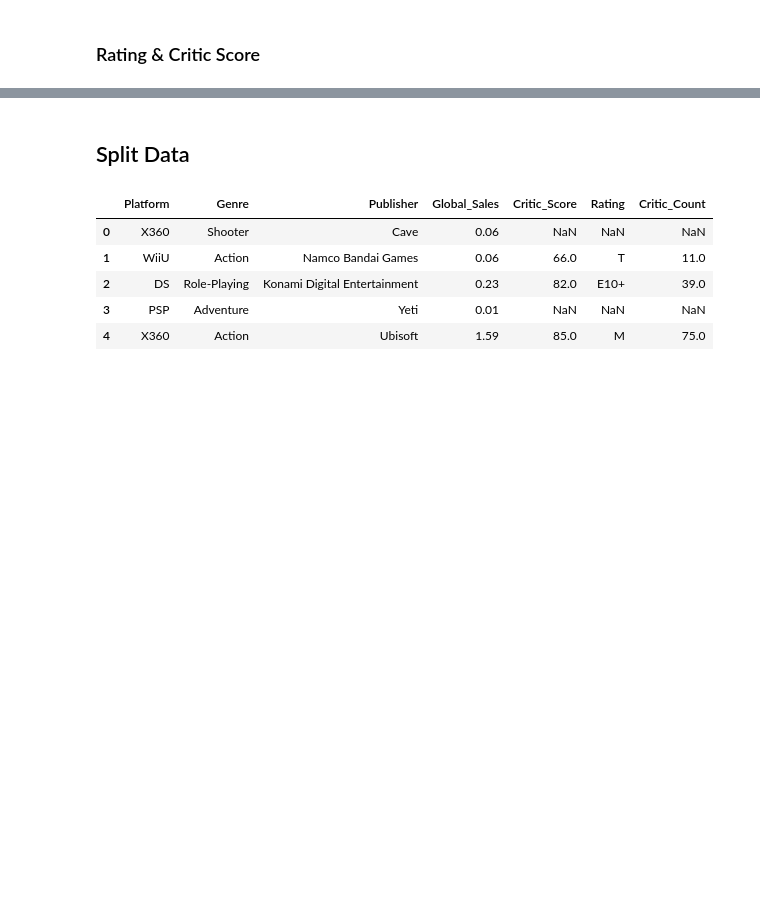
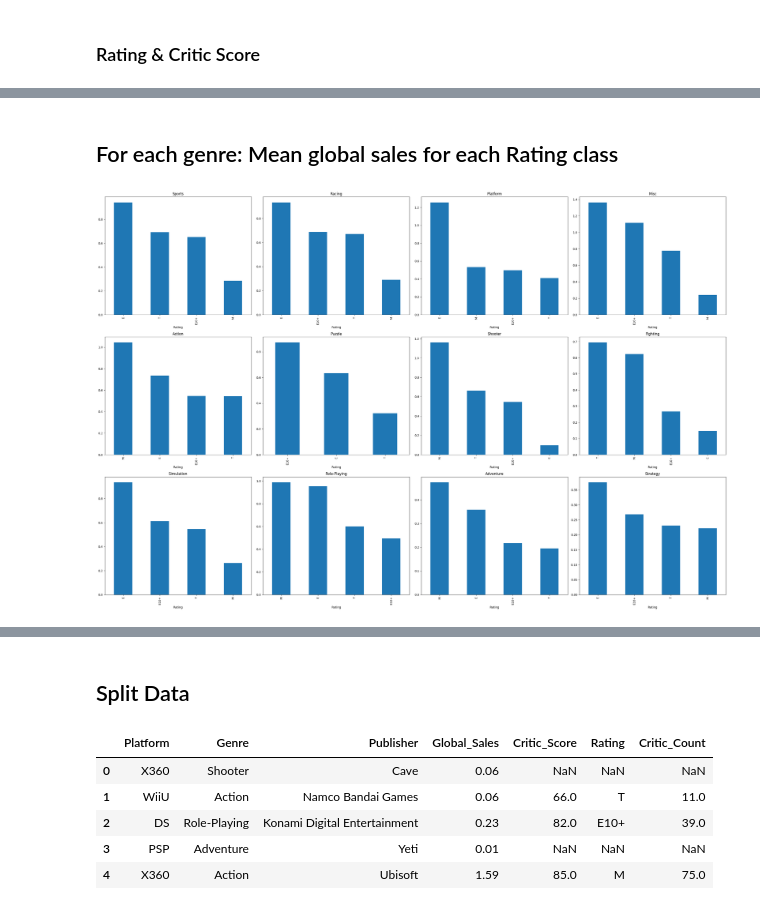
Before and after one commit to GhiathAjam/Analysis-of-Video-Games-Sales, a Jupyter notebook: Analysis/PredictiveQuestions/Q3.ipynb, the cells around one changed output, grey strips where cells are left out. Saved outputs shown, nothing was run; the diff lists cells and outputs as text; code cells hidden in the pictures; blank space fills up the shorter version.

```diff
--- a/Analysis/PredictiveQuestions/Q3.ipynb
+++ b/Analysis/PredictiveQuestions/Q3.ipynb
@@ -64,0 +107,6 @@ df.groupby('Rating')['Global_Sales'].mean().plot(kind='bar', ylabel='Global Sale
+# %% [markdown]
+## For each genre: Mean global sales for each Rating class
+# %%
+sub_plots(df, 'Genre', 'Rating', 'Global_Sales')
+# %% [output]
+[figure, added]
```
Also changed, not shown: parts of 15 cells of this notebook.
